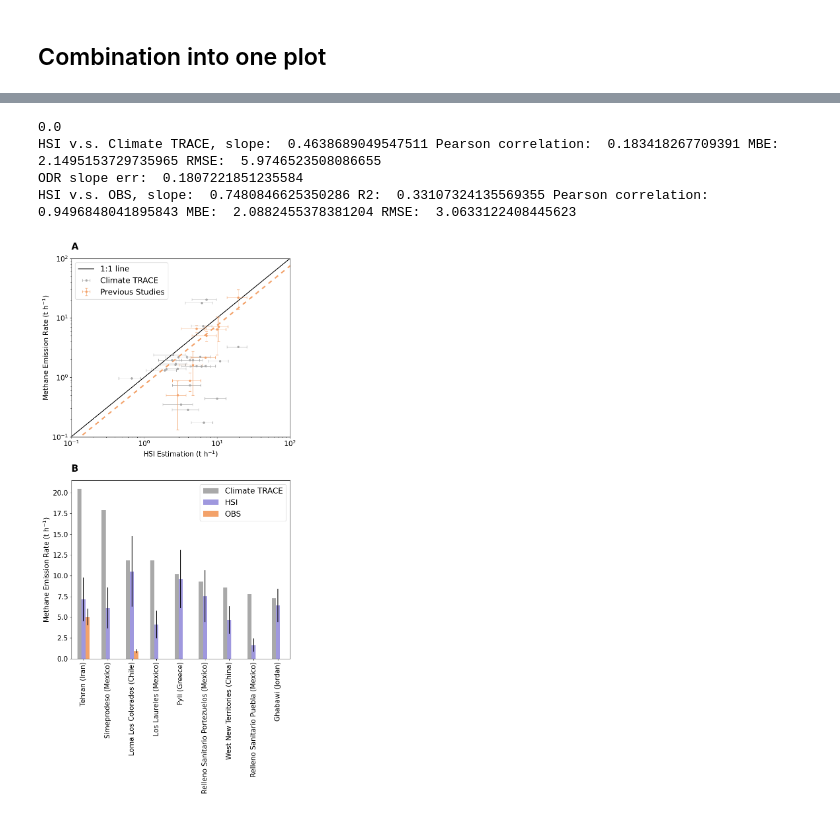
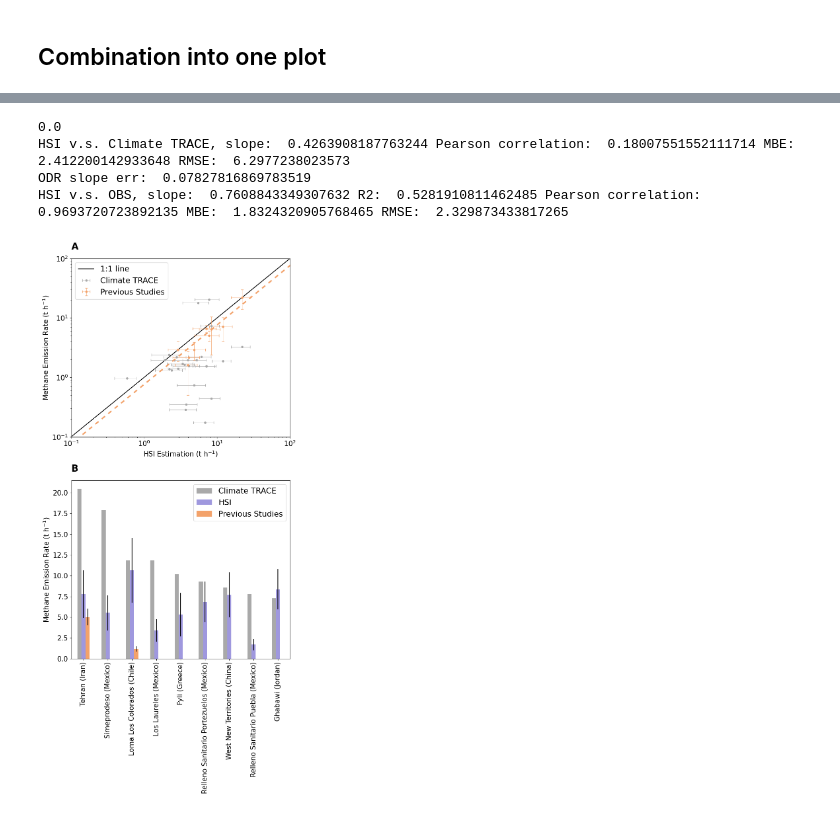
Before and after one commit to zxdawn/Hyper-Landfill, a Jupyter notebook: notebooks/emission_comp_th.ipynb, the cells around one changed output, grey strips where cells are left out. Saved outputs shown, nothing was run; the diff lists cells and outputs as text; code cells hidden in the pictures.

```diff
--- a/notebooks/emission_comp_th.ipynb
+++ b/notebooks/emission_comp_th.ipynb
@@ -90,7 +90,8 @@ df_merge_ct = df_merge_ct[['country', 'name', 'emission', 'emissions_quantity',
                        'emissions_quantity': 'Climate TRACE', 'metadata_source': 'Report Source', 'metadata_report_year': 'Report Year'})
 df_merge_ct['Report Year'] = df_merge_ct['Report Year'].str.rstrip('.0')
 # %%
-df_merge_ct['HSI/ClimateTRACE'] = ((df_merge_ct['HSI']-df_merge_ct['Climate TRACE'])/df_merge_ct['Climate TRACE']).round(1)
+# df_merge_ct['HSI/ClimateTRACE'] = ((df_merge_ct['HSI']-df_merge_ct['Climate TRACE'])/df_merge_ct['Climate TRACE']).round(1)
+df_merge_ct['HSI/ClimateTRACE'] = (df_merge_ct['HSI']/df_merge_ct['Climate TRACE']).round(1)
 # %%
 df_2021_2022 = df_merge_ct[df_merge_ct['Report Year'].isin(['2021', '2022'])]
 # df_2021_2022['HSI'].sum() / df_2021_2022['Climate TRACE'].sum()
@@ -654,7 +659,7 @@ Index(['country', 'name', 'latitude', 'longitude', 'emission(t/h)',
       dtype='object')
 # %%
 # merge HSI and OBS
-df_merge_all = df_top20_emiss[['country', 'name', 'platform', 'emission_mean', 'emission_uncertainty(%)']]\
+df_merge_all = df_top20_emiss[['country', 'name', 'plume_longitude', 'plume_latitude', 'platform', 'emission_mean', 'emission_uncertainty(%)']]\
     .merge(df_merge_obs[['country', 'name', 'emission_obs', 'uncertainty_obs', 'emission', 'emission_uncertainty(%)']],
                      on=['country', 'name'], how='left')
 
@@ -668,7 +673,8 @@ df_merge_all['emission_uncertainty(%)'] = df_merge_all[['emission_uncertainty(%)
 df_merge_all['emission_uncertainty(t/h)'] = df_merge_all['HSI'] * df_merge_all['emission_uncertainty(%)'] * 1e-2
 
 # rename columns for plot
-df_merge_all.rename(columns={'emissions_quantity': 'Climate TRACE', 'emission_obs': 'OBS',
+df_merge_all.rename(columns={'plume_latitude': 'Latitude', 'plume_longitude':'Longitude',
+                             'emissions_quantity': 'Climate TRACE', 'emission_obs': 'OBS',
                              'emission_uncertainty(t/h)': 'HSI uncertainty (t h$^{-1}$)',
                              'uncertainty_obs': 'OBS uncertainty',
                             },
@@ -676,7 +682,7 @@ df_merge_all.rename(columns={'emissions_quantity': 'Climate TRACE', 'emission_ob
                     )
 
 # average HSI emissions of same landfill
-df_merge_all = df_merge_all.groupby(['country', 'name'])[['Climate TRACE', 'HSI', 'HSI uncertainty (t h$^{-1}$)', 'OBS', 'OBS uncertainty']].mean().reset_index()
+df_merge_all = df_merge_all.groupby(['country', 'name'])[['Latitude', 'Longitude', 'Climate TRACE', 'HSI', 'HSI uncertainty (t h$^{-1}$)', 'OBS', 'OBS uncertainty']].mean().reset_index()
 
 # sort by Climate TRACE emission data
 df_merge_all = df_merge_all.sort_values('Climate TRACE', ascending=False).reset_index(drop=True)
@@ -807,7 +813,7 @@ df_merge_obs_nonan
 # %%
 df_merge_obs_nonan['type'] = 'Satellite'
-df_merge_obs_nonan.loc[df_merge_obs_nonan.source.isin(['AVIRIS-NG', 'ASU GAO']), 'type'] = 'In-situ'
-df_merge_obs_nonan.loc[df_merge_obs_nonan.source=='In-situ', 'type'] = 'Aircraft'
+df_merge_obs_nonan.loc[df_merge_obs_nonan.source.isin(['AVIRIS-NG', 'ASU GAO']), 'type'] = 'Aircraft'
+df_merge_obs_nonan.loc[df_merge_obs_nonan.source=='In-situ', 'type'] = 'In-situ'
 # %%
 # # ------------ Gg yr-1 ------------
 # fig, axs = plt.subplots(figsize=(8, 17), nrows=2)
@@ -965,39 +984,41 @@ ax.set_xscale('log')
 ax.set_yscale('log')
 ax.set_xlim(0.1, 100)
 ax.set_ylim(0.1, 100)
+# ax.set_xlim(0, 30)
+# ax.set_ylim(0, 30)
 
 # ---- TOP 20 Climate Trace ----
 ax = axs[1]
 
-df_merge_all.plot(ax=ax,
-                x='xname', y=['Climate TRACE', 'HSI', 'OBS'],
+df_merge_all.rename(columns={'OBS': 'Previous Studies'}).plot(ax=ax,
+                x='xname', y=['Climate TRACE', 'HSI', 'Previous Studies'],
                 yerr=[[0]*len(df_merge_all),
                       df_merge_all['HSI uncertainty (t h$^{-1}$)'],
                         df_merge_all['OBS uncertainty'],
                         ],
                 kind="bar",
                 # color=['darkgrey', 'C0', 'darkorange'],
                 color=['darkgray', '#9f98de', '#f3a26a'],
                 rot=90,
                 )
 ax.set_xlabel('')
 ax.set_ylabel('Methane Emission Rate (t h$^{-1}$)')
 ax.set_ylim(ymin=0)
 
 for n, ax in enumerate(axs):
     # plot wind quivers
     ax.text(0, 1.05, string.ascii_uppercase[n],
             transform=ax.transAxes,
             size=20, weight='bold')
 
 fig.tight_layout()
 fig.savefig('../figures/emission_comp.pdf')
 # %% [output]
 0.0
-HSI v.s. Climate TRACE, slope:  0.4638689049547511 Pearson correlation:  0.183418267709391 MBE:  2.1495153729735965 RMSE:  5.9746523508086655
-ODR slope err:  0.1807221851235584
-HSI v.s. OBS, slope:  0.7480846625350286 R2:  0.33107324135569355 Pearson correlation:  0.9496848041895843 MBE:  2.0882455378381204 RMSE:  3.0633122408445623
+HSI v.s. Climate TRACE, slope:  0.4263908187763244 Pearson correlation:  0.18007551552111714 MBE:  2.412200142933648 RMSE:  6.2977238023573
+ODR slope err:  0.07827816869783519
+HSI v.s. OBS, slope:  0.7608843349307632 R2:  0.5281910811462485 Pearson correlation:  0.9693720723892135 MBE:  1.8324320905768465 RMSE:  2.329873433817265
-[figure, old version]
+[figure, new version]
 # %%
 # for ppt
 fig, ax = plt.subplots(figsize=(8, 8))
```
Also changed, not shown: parts of 32 cells of this notebook.
